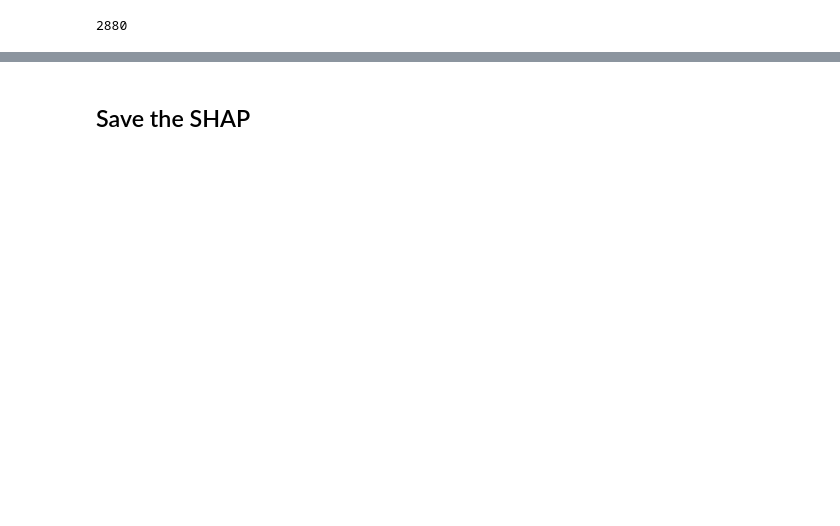
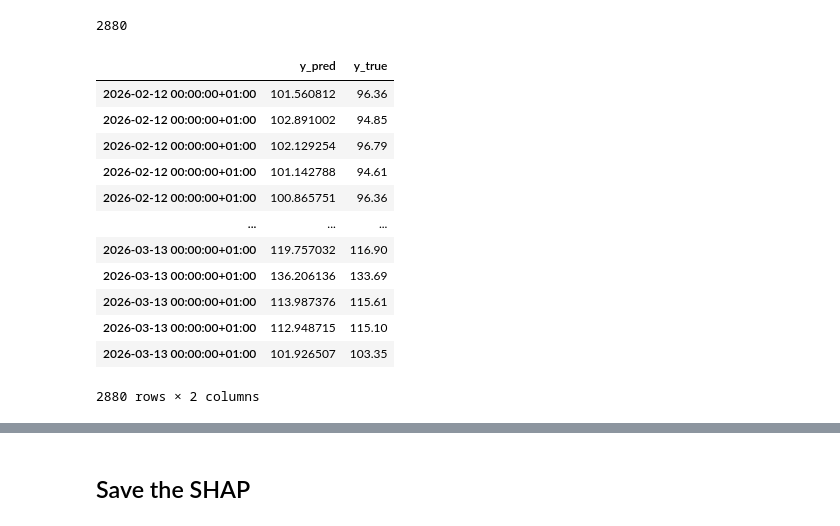
Before and after one commit to miguff/HUPX_price_forecasting, a Jupyter notebook: lightm_optuna.ipynb, the cells around one changed output, grey strips where cells are left out. Drawn from its saved outputs; the diff is of its cells as text; code cells hidden in the pictures; blank space fills up the shorter version.

```diff
--- a/lightm_optuna.ipynb
+++ b/lightm_optuna.ipynb
@@ -256,0 +270,16 @@ print(len(test_res["days"]))
+# %%
+test_df
+# %% [output]
+|  | y_pred | y_true |
+| 2026-02-12 00:00:00+01:00 | 101.560812 | 96.36 |
+| 2026-02-12 00:00:00+01:00 | 102.891002 | 94.85 |
+| 2026-02-12 00:00:00+01:00 | 102.129254 | 96.79 |
+| 2026-02-12 00:00:00+01:00 | 101.142788 | 94.61 |
+| 2026-02-12 00:00:00+01:00 | 100.865751 | 96.36 |
+| ... | ... | ... |
+| 2026-03-13 00:00:00+01:00 | 119.757032 | 116.90 |
+| 2026-03-13 00:00:00+01:00 | 136.206136 | 133.69 |
+| 2026-03-13 00:00:00+01:00 | 113.987376 | 115.61 |
+| 2026-03-13 00:00:00+01:00 | 112.948715 | 115.10 |
+| 2026-03-13 00:00:00+01:00 | 101.926507 | 103.35 |
+2880 rows × 2 columns
```
Also changed, not shown: parts of 7 cells of this notebook.
